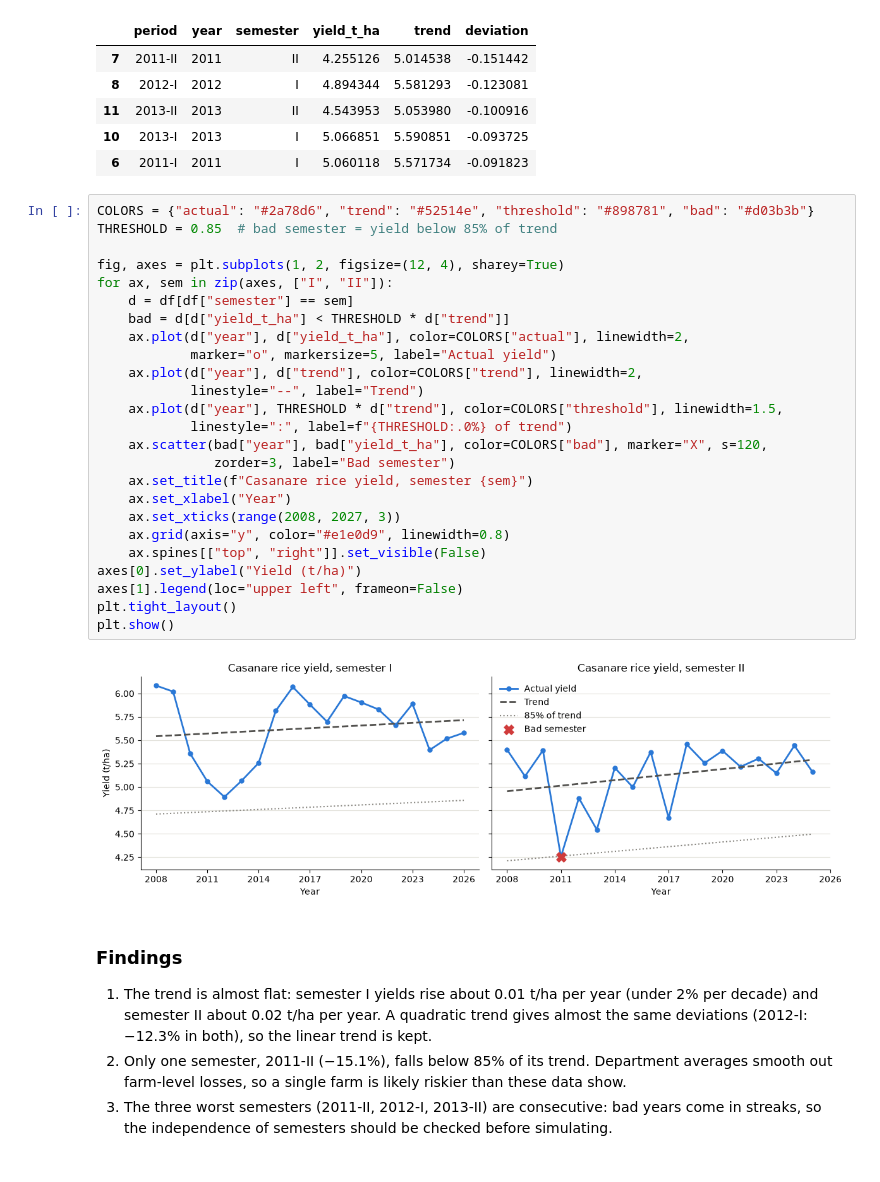
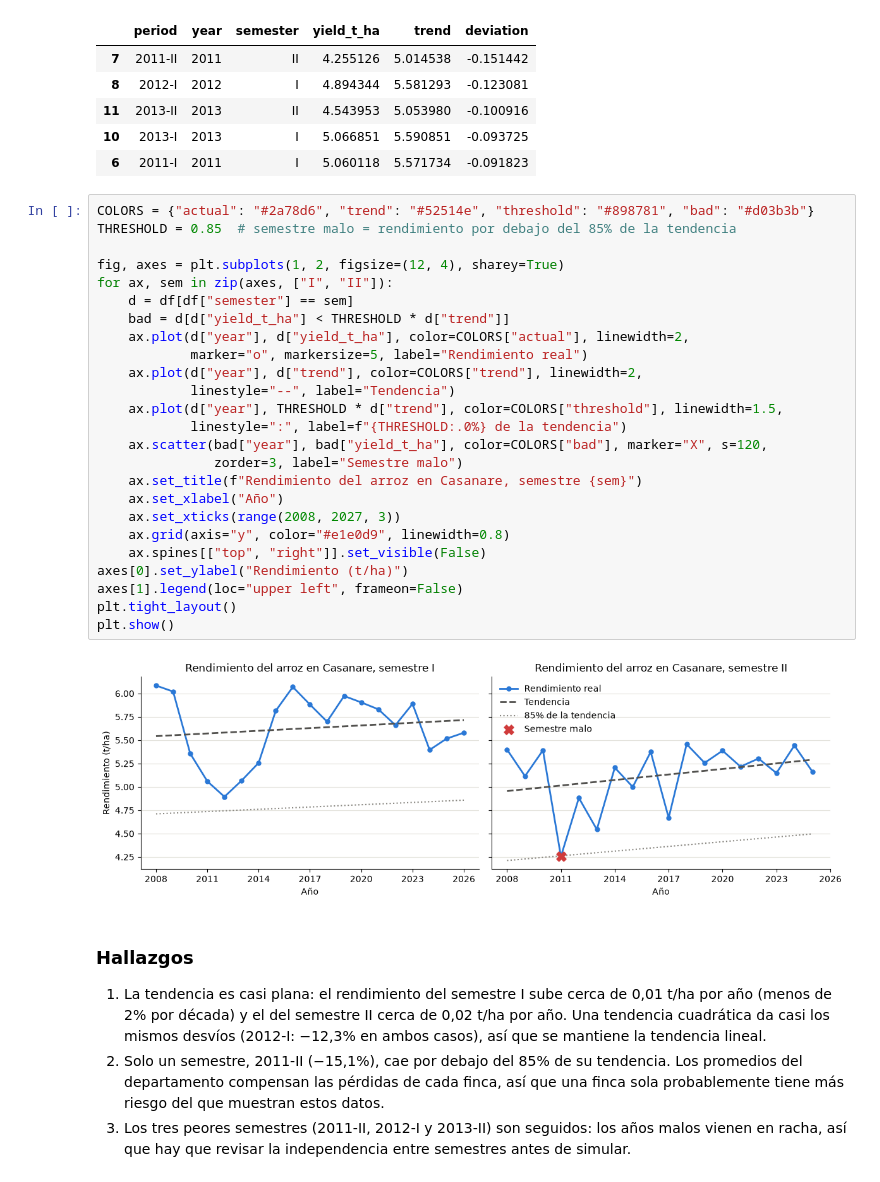
Before and after one commit to agarzonme/agro-insurance-risk, a Jupyter notebook: notebooks/02_trend.ipynb, the cells around one changed output. Cells and saved outputs as stored; diff of their text form.

```diff
--- a/notebooks/02_trend.ipynb
+++ b/notebooks/02_trend.ipynb
@@ -233,34 +233,34 @@ df.sort_values("deviation").head(5)
 | 6 | 2011-I | 2011 | I | 5.060118 | 5.571734 | -0.091823 |
 # %%
 COLORS = {"actual": "#2a78d6", "trend": "#52514e", "threshold": "#898781", "bad": "#d03b3b"}
-THRESHOLD = 0.85  # bad semester = yield below 85% of trend
+THRESHOLD = 0.85  # semestre malo = rendimiento por debajo del 85% de la tendencia
 
 fig, axes = plt.subplots(1, 2, figsize=(12, 4), sharey=True)
 for ax, sem in zip(axes, ["I", "II"]):
     d = df[df["semester"] == sem]
     bad = d[d["yield_t_ha"] < THRESHOLD * d["trend"]]
     ax.plot(d["year"], d["yield_t_ha"], color=COLORS["actual"], linewidth=2,
-            marker="o", markersize=5, label="Actual yield")
+            marker="o", markersize=5, label="Rendimiento real")
     ax.plot(d["year"], d["trend"], color=COLORS["trend"], linewidth=2,
-            linestyle="--", label="Trend")
+            linestyle="--", label="Tendencia")
     ax.plot(d["year"], THRESHOLD * d["trend"], color=COLORS["threshold"], linewidth=1.5,
-            linestyle=":", label=f"{THRESHOLD:.0%} of trend")
+            linestyle=":", label=f"{THRESHOLD:.0%} de la tendencia")
     ax.scatter(bad["year"], bad["yield_t_ha"], color=COLORS["bad"], marker="X", s=120,
-               zorder=3, label="Bad semester")
-    ax.set_title(f"Casanare rice yield, semester {sem}")
-    ax.set_xlabel("Year")
+               zorder=3, label="Semestre malo")
+    ax.set_title(f"Rendimiento del arroz en Casanare, semestre {sem}")
+    ax.set_xlabel("Año")
     ax.set_xticks(range(2008, 2027, 3))
     ax.grid(axis="y", color="#e1e0d9", linewidth=0.8)
     ax.spines[["top", "right"]].set_visible(False)
-axes[0].set_ylabel("Yield (t/ha)")
+axes[0].set_ylabel("Rendimiento (t/ha)")
 axes[1].legend(loc="upper left", frameon=False)
 plt.tight_layout()
 plt.show()
 # %% [output]
-[figure, old version]
+[figure, new version]
 # %% [markdown]
-### Findings
+### Hallazgos
 
-1. The trend is almost flat: semester I yields rise about 0.01 t/ha per year (under 2% per decade) and semester II about 0.02 t/ha per year. A quadratic trend gives almost the same deviations (2012-I: −12.3% in both), so the linear trend is kept.
-2. Only one semester, 2011-II (−15.1%), falls below 85% of its trend. Department averages smooth out farm-level losses, so a single farm is likely riskier than these data show.
-3. The three worst semesters (2011-II, 2012-I, 2013-II) are consecutive: bad years come in streaks, so the independence of semesters should be checked before simulating.
+1. La tendencia es casi plana: el rendimiento del semestre I sube cerca de 0,01 t/ha por año (menos de 2% por década) y el del semestre II cerca de 0,02 t/ha por año. Una tendencia cuadrática da casi los mismos desvíos (2012-I: −12,3% en ambos casos), así que se mantiene la tendencia lineal.
+2. Solo un semestre, 2011-II (−15,1%), cae por debajo del 85% de su tendencia. Los promedios del departamento compensan las pérdidas de cada finca, así que una finca sola probablemente tiene más riesgo del que muestran estos datos.
+3. Los tres peores semestres (2011-II, 2012-I y 2013-II) son seguidos: los años malos vienen en racha, así que hay que revisar la independencia entre semestres antes de simular.
```
Also changed, not shown: parts of 9 cells of this notebook, 4 other files.
